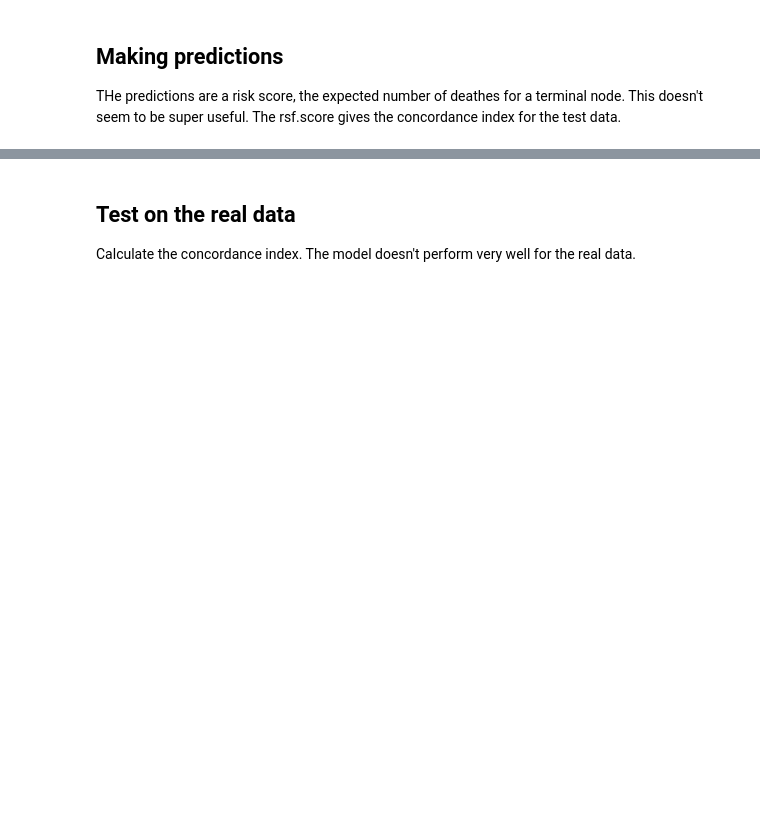
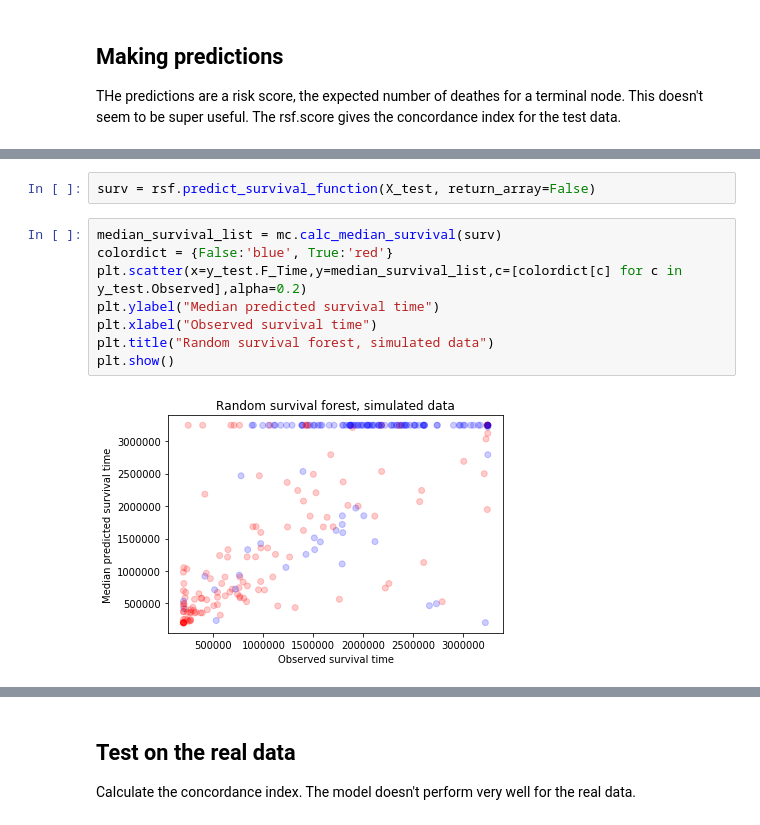
Before and after one commit to Marie-anneMawhin/Oct20_EPRI, a Jupyter notebook: Task3/NB/NB_data_modelling/random_survival_forest_simulated.ipynb, the cells around one changed output, grey strips where cells are left out. Drawn from its saved outputs; the diff is of its cells as text; blank space fills up the shorter version.

```diff
--- a/Task3/NB/NB_data_modelling/random_survival_forest_simulated.ipynb
+++ b/Task3/NB/NB_data_modelling/random_survival_forest_simulated.ipynb
@@ -102,3 +103,15 @@ rsf.score(X_test,y_test_num)
+# %%
+surv = rsf.predict_survival_function(X_test, return_array=False)
+# %%
+median_survival_list = mc.calc_median_survival(surv)
+colordict = {False:'blue', True:'red'}
+plt.scatter(x=y_test.F_Time,y=median_survival_list,c=[colordict[c] for c in y_test.Observed],alpha=0.2)
+plt.ylabel("Median predicted survival time")
+plt.xlabel("Observed survival time")
+plt.title("Random survival forest, simulated data")
+plt.show()
+# %% [output]
+[figure, added]
 # %%
 surv = rsf.predict_survival_function(X_test, return_array=False)
 
```
Also changed, not shown: parts of 17 cells of this notebook.
